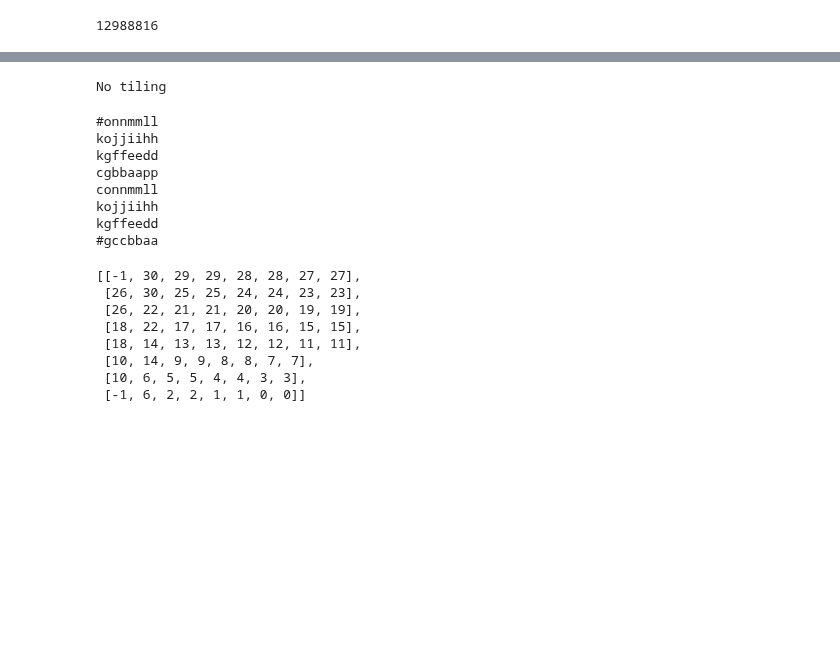
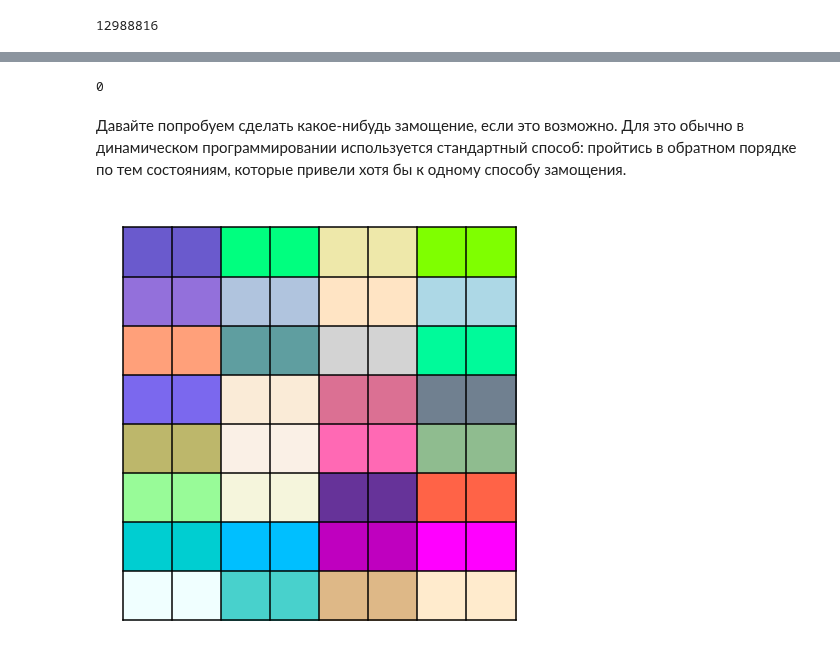
Before and after one commit to Malkovsky/interactive-visualization, a Jupyter notebook: domino_tiling.ipynb, the cells around one changed output, grey strips where cells are left out. Saved outputs shown, nothing was run; the diff lists cells and outputs as text; code cells hidden in the pictures; blank space fills up the shorter version.

```diff
--- a/domino_tiling.ipynb
+++ b/domino_tiling.ipynb
@@ -168,3 +258,20 @@ print(dp[n][0][0])
+# %%
+tiling_no_corners_opposite = [
+    '.......#',
+    '........',
+    '........',
+    '........',
+    '........',
+    '........',
+    '........',
+    '#.......',
+]
+dp = count_tilings(tiling_no_corners_opposite)
+print(dp[8][0][0])
+# %% [output]
+0
+# %% [markdown]
+Давайте попробуем сделать какое-нибудь замощение, если это возможно. Для это обычно в динамическом программировании используется стандартный способ: пройтись в обратном порядке по тем состояниям, которые привели хотя бы к одному способу замощения.
 # %%
 def cover_if_possible(tiling, dp=None):
     if dp is None:
@@ -240,43 +328,5 @@ def show_tiling(tiling, fill=True, filling=None):
-# %%
-tiling_no_corners_opposite = [
-    '.......#',
-    '........',
-    '........',
-    '........',
-    '........',
-    '........',
-    '........',
-    '#.......',
-]
-show_tiling(tiling_no_corners_opposite)
-# %% [output]
-No tiling
-# %%
-tiling_no_corners_same_side = [
-    '#.......',
-    '........',
-    '........',
-    '........',
-    '........',
-    '........',
-    '........',
-    '#.......',
-]
-show_tiling(tiling_no_corners_same_side)
-# %% [output]
-#onnmmll
-kojjiihh
-kgffeedd
-cgbbaapp
-connmmll
-kojjiihh
-kgffeedd
-#gccbbaa
-[[-1, 30, 29, 29, 28, 28, 27, 27],
- [26, 30, 25, 25, 24, 24, 23, 23],
- [26, 22, 21, 21, 20, 20, 19, 19],
- [18, 22, 17, 17, 16, 16, 15, 15],
- [18, 14, 13, 13, 12, 12, 11, 11],
- [10, 14, 9, 9, 8, 8, 7, 7],
- [10, 6, 5, 5, 4, 4, 3, 3],
- [-1, 6, 2, 2, 1, 1, 0, 0]]
+# %%
+filling = cover_if_possible(tiling)
+draw_filling(filling)
+# %% [output]
+[figure, added]
```
Also changed, not shown: parts of 28 cells of this notebook.
